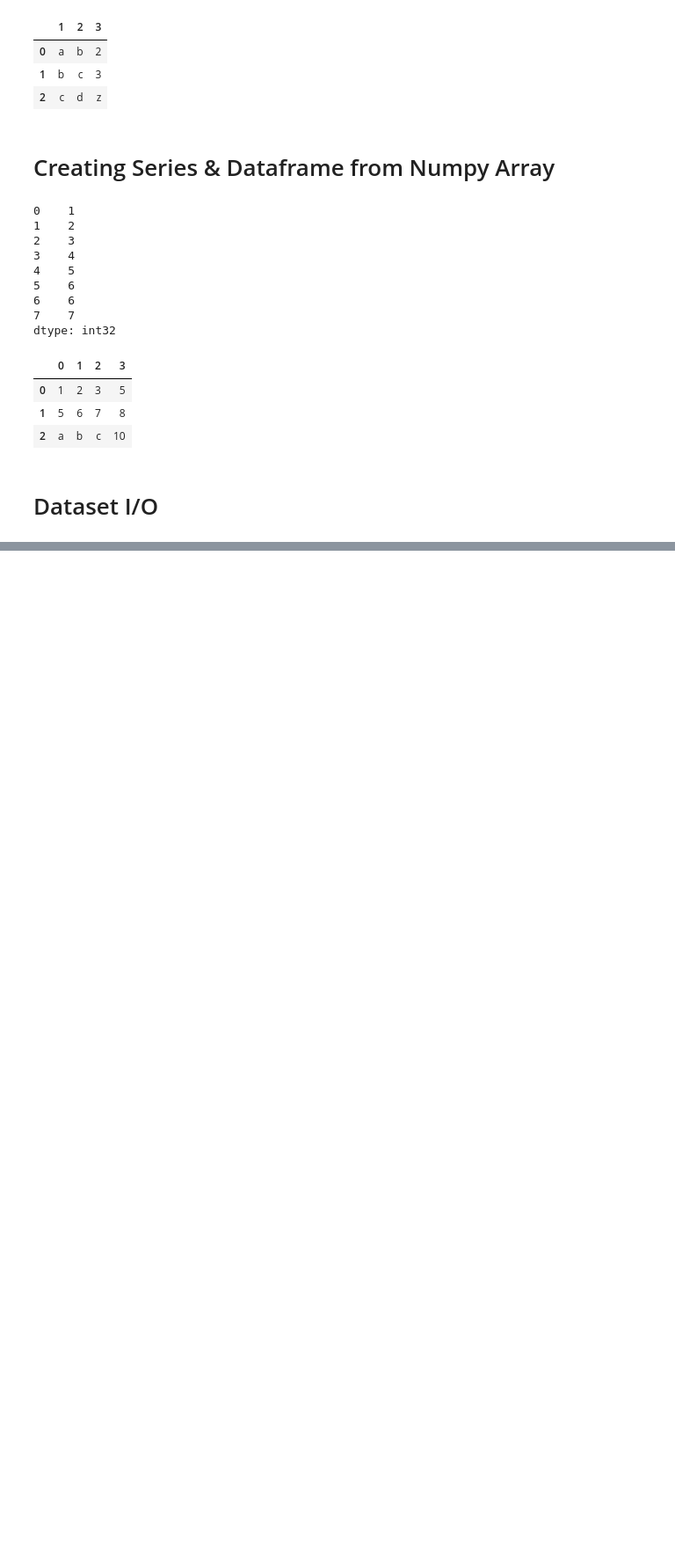
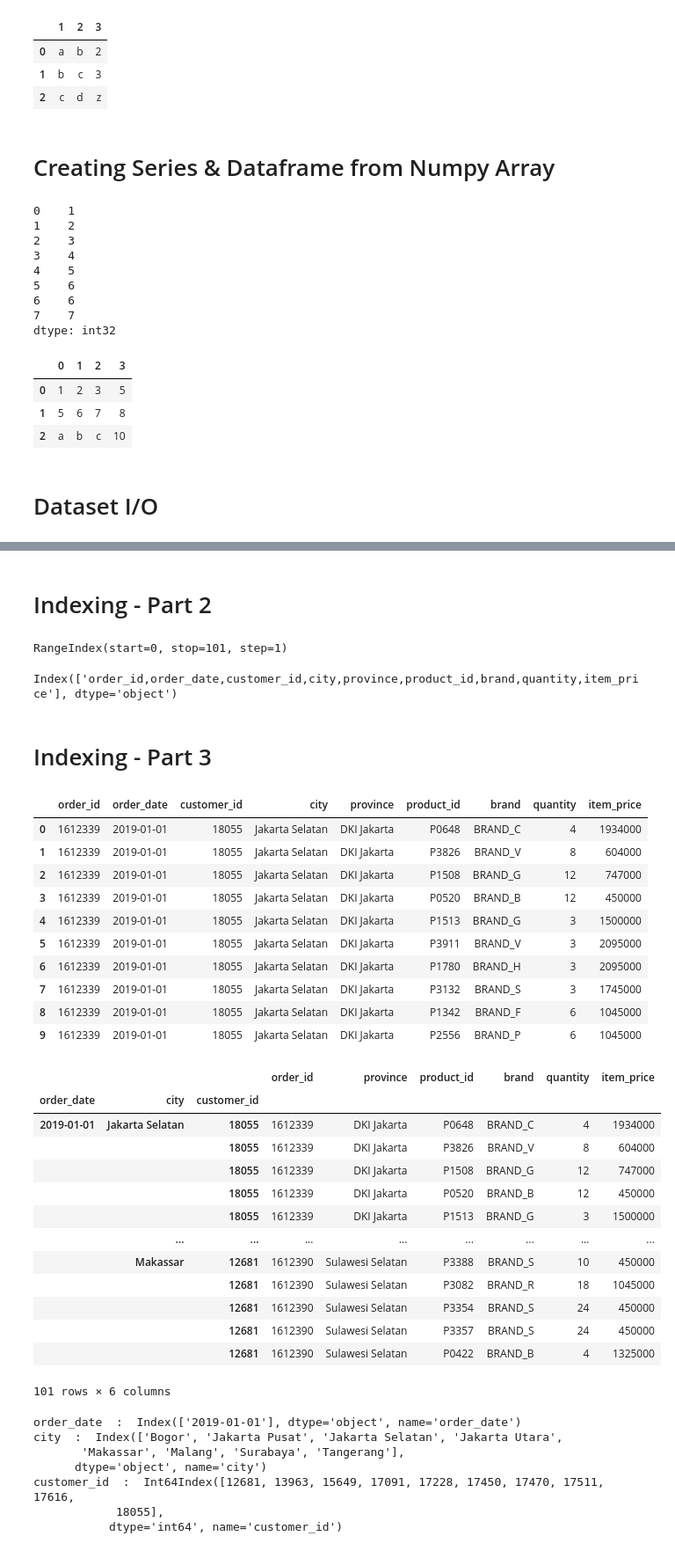
Before and after one commit to UsepSyaikalArifin/DQLab-Academy-Course-Online, a Jupyter notebook: Kelas Fundamental/Data Manipulation With Pandas - Part 1/Jupyter Notebook/main.ipynb, the cells around one changed output, grey strips where cells are left out. Shown at 88% size. Saved outputs shown, nothing was run; the diff lists cells and outputs as text; code cells hidden in the pictures; blank space fills up the shorter version.

Commit message:
Data Manipulation With Pandas - Part 1 -> 04 -> Akhir Indexing

```diff
--- a/Kelas Fundamental/Data Manipulation With Pandas - Part 1/Jupyter Notebook/main.ipynb
+++ b/Kelas Fundamental/Data Manipulation With Pandas - Part 1/Jupyter Notebook/main.ipynb
@@ -357,0 +461,59 @@ UnicodeDecodeError: 'utf-8' codec can't decode byte 0x8f in position 22: invalid
+# %% [markdown]
+# Indexing - Part 2
+# %%
+import pandas as pd
+df = pd.read_csv("https://storage.googleapis.com/dqlab-dataset/sample_csv.csv", sep="\t")
+display(df.index)
+display(df.columns)
+# %% [output]
+RangeIndex(start=0, stop=101, step=1)
+Index(['order_id,order_date,customer_id,city,province,product_id,brand,quantity,item_price'], dtype='object')
+# %% [markdown]
+# Indexing - Part 3
+# %%
+import pandas as pd
+
+# Load dataset
+df = pd.read_csv("https://dqlab-dataset.s3-ap-southeast-1.amazonaws.com/sample_tsv.tsv", sep="\t")
+display(df.head(10))
+
+# Set multi_index
+df_x = df.set_index(["order_date","city","customer_id"])
+display(df_x)
+
+# Print nama dan level dari multi index
+for name, level in zip(df_x.index.names, df_x.index.levels):
+    print(name, " : " ,level)
+# %% [output]
+|  | order_id | order_date | customer_id | city | province | product_id | brand | quantity | item_price |
+| 0 | 1612339 | 2019-01-01 | 18055 | Jakarta Selatan | DKI Jakarta | P0648 | BRAND_C | 4 | 1934000 |
+| 1 | 1612339 | 2019-01-01 | 18055 | Jakarta Selatan | DKI Jakarta | P3826 | BRAND_V | 8 | 604000 |
+| 2 | 1612339 | 2019-01-01 | 18055 | Jakarta Selatan | DKI Jakarta | P1508 | BRAND_G | 12 | 747000 |
+| 3 | 1612339 | 2019-01-01 | 18055 | Jakarta Selatan | DKI Jakarta | P0520 | BRAND_B | 12 | 450000 |
+| 4 | 1612339 | 2019-01-01 | 18055 | Jakarta Selatan | DKI Jakarta | P1513 | BRAND_G | 3 | 1500000 |
+| 5 | 1612339 | 2019-01-01 | 18055 | Jakarta Selatan | DKI Jakarta | P3911 | BRAND_V | 3 | 2095000 |
+| 6 | 1612339 | 2019-01-01 | 18055 | Jakarta Selatan | DKI Jakarta | P1780 | BRAND_H | 3 | 2095000 |
+| 7 | 1612339 | 2019-01-01 | 18055 | Jakarta Selatan | DKI Jakarta | P3132 | BRAND_S | 3 | 1745000 |
+| 8 | 1612339 | 2019-01-01 | 18055 | Jakarta Selatan | DKI Jakarta | P1342 | BRAND_F | 6 | 1045000 |
+| 9 | 1612339 | 2019-01-01 | 18055 | Jakarta Selatan | DKI Jakarta | P2556 | BRAND_P | 6 | 1045000 |
+|  |  |  | order_id | province | product_id | brand | quantity | item_price |
+| order_date | city | customer_id |  |  |  |  |  |  |
+| 2019-01-01 | Jakarta Selatan | 18055 | 1612339 | DKI Jakarta | P0648 | BRAND_C | 4 | 1934000 |
+|  |  | 18055 | 1612339 | DKI Jakarta | P3826 | BRAND_V | 8 | 604000 |
+|  |  | 18055 | 1612339 | DKI Jakarta | P1508 | BRAND_G | 12 | 747000 |
+|  |  | 18055 | 1612339 | DKI Jakarta | P0520 | BRAND_B | 12 | 450000 |
+|  |  | 18055 | 1612339 | DKI Jakarta | P1513 | BRAND_G | 3 | 1500000 |
+|  | ... | ... | ... | ... | ... | ... | ... | ... |
+|  | Makassar | 12681 | 1612390 | Sulawesi Selatan | P3388 | BRAND_S | 10 | 450000 |
+|  |  | 12681 | 1612390 | Sulawesi Selatan | P3082 | BRAND_R | 18 | 1045000 |
+|  |  | 12681 | 1612390 | Sulawesi Selatan | P3354 | BRAND_S | 24 | 450000 |
+|  |  | 12681 | 1612390 | Sulawesi Selatan | P3357 | BRAND_S | 24 | 450000 |
+|  |  | 12681 | 1612390 | Sulawesi Selatan | P0422 | BRAND_B | 4 | 1325000 |
+101 rows × 6 columns
+order_date  :  Index(['2019-01-01'], dtype='object', name='order_date')
+city  :  Index(['Bogor', 'Jakarta Pusat', 'Jakarta Selatan', 'Jakarta Utara',
+       'Makassar', 'Malang', 'Surabaya', 'Tangerang'],
+      dtype='object', name='city')
+customer_id  :  Int64Index([12681, 13963, 15649, 17091, 17228, 17450, 17470, 17511, 17616,
+            18055],
+           dtype='int64', name='customer_id')
```
Also changed, not shown: parts of 13 cells of this notebook.
